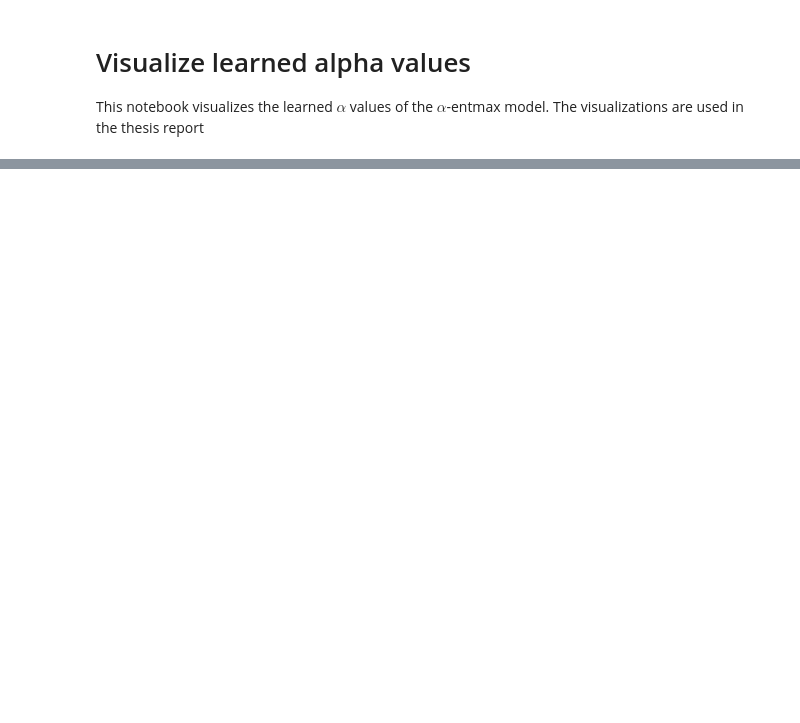
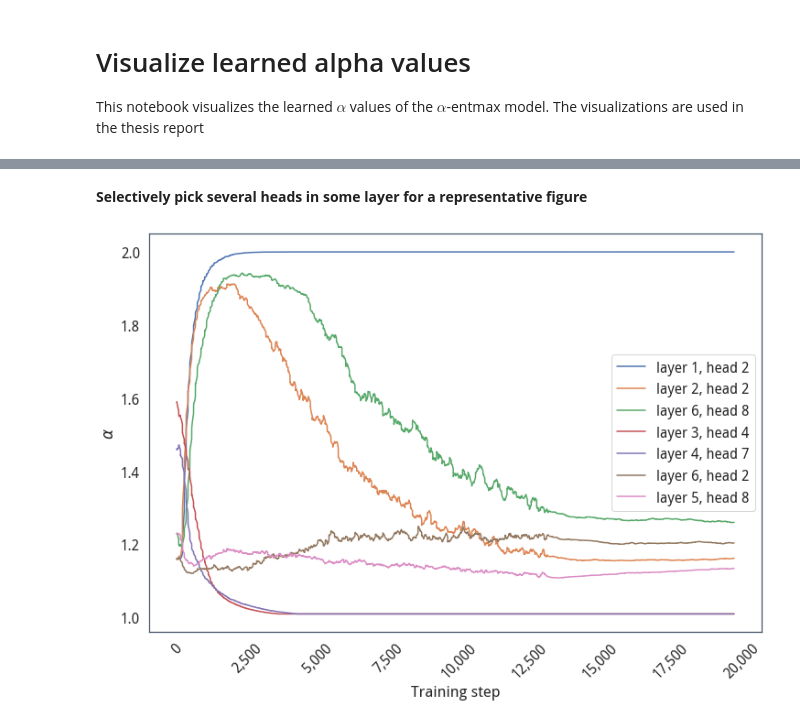
Before and after one commit to erikdao/sparse-detector, a Jupyter notebook: notebooks/visualize_alpha_values.ipynb, the cells around one changed output, grey strips where cells are left out. Cells and saved outputs as stored; diff of their text form; code cells hidden in the pictures; blank space fills up the shorter version.

Commit message:
Add a plot showing alpha values for selected heads

```diff
--- a/notebooks/visualize_alpha_values.ipynb
+++ b/notebooks/visualize_alpha_values.ipynb
@@ -91,0 +70,37 @@ Plotting alpha values
+# %% [markdown]
+**Selectively pick several heads in some layer for a representative figure**
+# %%
+data = dict()
+for layer in range(6):
+    file_path = Path(package_root) / "outputs" / "alpha_values" / f"a-entmax_alpha_layer_{layer}.csv"
+    raw_df = pd.read_csv(file_path)
+
+    columns = [f"v2_decoder_a-entmax_alpha-lr=1e-3 - train-metrics/alpha/layer_{layer}-head_{i}" for i in range(8)]
+    df = raw_df[columns]
+    rename_column = {f"v2_decoder_a-entmax_alpha-lr=1e-3 - train-metrics/alpha/layer_{layer}-head_{i}": f"head {i+1}" for i in range(8)}
+    df.rename(columns=rename_column, inplace=True)
+    data[layer] = df
+# %%
+df = pd.concat([
+    data[0][['head 2']], data[1][['head 2']], data[5][['head 8']], data[2][['head 4']], data[3][['head 7']],
+    data[5][['head 2']], data[4][['head 8']]
+    ],
+    axis=1,
+    keys=["layer 1, head 2", "layer 2, head 2", "layer 6, head 8", "layer 3, head 4",
+          "layer 4, head 7", "layer 6, head 2", "layer 5, head 8"])
+# df.rename(columns={'head 2': 'layer 1, head 2'}, inplace=True)
+df.columns = ["layer 1, head 2", "layer 2, head 2", "layer 6, head 8", "layer 3, head 4", "layer 4, head 7", "layer 6, head 2", "layer 5, head 8"]
+
+
+fig, ax = plt.subplots(figsize=(12, 8))
+df.plot(ax=ax)
+ax.set_xlabel("Training step")
+ax.set_ylabel(r"$\alpha$")
+ax.set_xticklabels(ax.get_xticks(), rotation = 45)
+ax.grid(False)
+plt.gca().xaxis.set_major_formatter(StrMethodFormatter('{x:,.0f}')) # No decimal places
+
+fig.savefig(f"images/alpha_values/selected_alphas.png", bbox_inches="tight")
+fig.savefig(f"images/alpha_values/selected_alphas.pdf", bbox_inches="tight")
+# %% [output]
+[figure, added]
```
Also changed, not shown: parts of 2 cells of this notebook, 2 other files.
